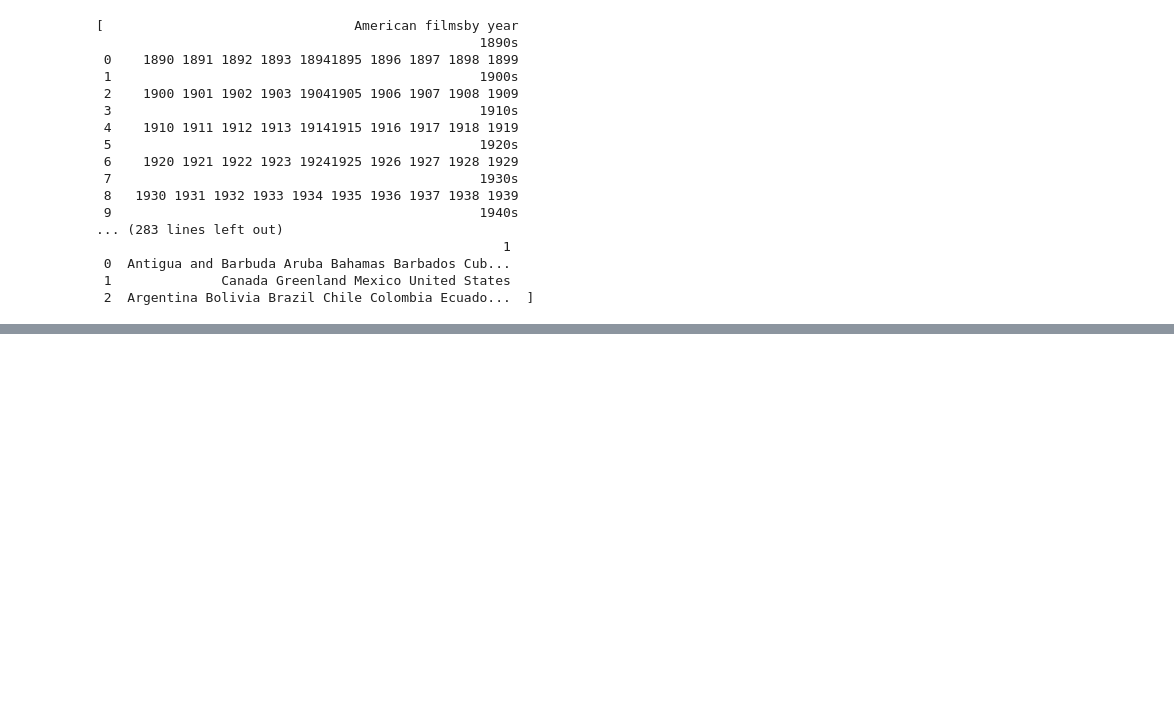
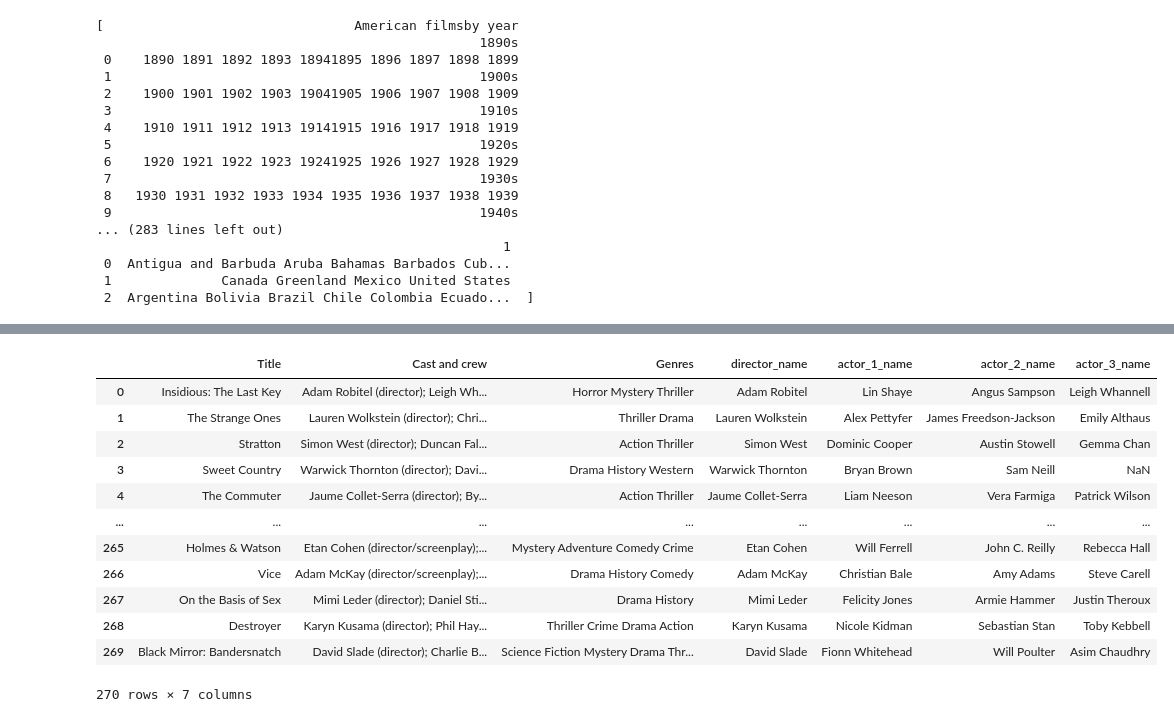
Before and after one commit to nilupulmanodya/machine-learning-projects, a Jupyter notebook: movie recomendation system/Data_Preprocessing-Wiki.ipynb, the cells around one changed output, grey strips where cells are left out. Drawn from its saved outputs; the diff is of its cells as text; code cells hidden in the pictures; blank space fills up the shorter version.

```diff
--- a/movie recomendation system/Data_Preprocessing-Wiki.ipynb
+++ b/movie recomendation system/Data_Preprocessing-Wiki.ipynb
@@ -43,0 +236,8 @@ tmdb.api_key = ''
+# %%
+def get_actor_2(x):
+    if len(x.split("screenplay); ")[-1].split(", "))<2:
+           return np.NaN
+    else:
+           return (x.split("screenplay);")[-1]).split(", ")[1]
+# %%
+df_2018['actor_2_name'] = df_2018['Cast and crew'].map(lambda x: get_actor_2(x))
@@ -43,0 +266,8 @@ tmdb.api_key = ''
+# %%
+def get_actor_3(x):
+    if len(x.split("screenplay); ")[-1].split(", "))<3:
+           return np.NaN
+    else:
+           return (x.split("screenplay);")[-1]).split(", ")[2]
+# %%
+df_2018['actor_3_name'] = df_2018['Cast and crew'].map(lambda x: get_actor_3(x))
@@ -43,0 +280,16 @@ tmdb.api_key = ''
+# %%
+df_2018
+# %% [output]
+|  | Title | Cast and crew | Genres | director_name | actor_1_name | actor_2_name | actor_3_name |
+| 0 | Insidious: The Last Key | Adam Robitel (director); Leigh Wh... | Horror Mystery Thriller | Adam Robitel | Lin Shaye | Angus Sampson | Leigh Whannell |
+| 1 | The Strange Ones | Lauren Wolkstein (director); Chri... | Thriller Drama | Lauren Wolkstein | Alex Pettyfer | James Freedson-Jackson | Emily Althaus |
+| 2 | Stratton | Simon West (director); Duncan Fal... | Action Thriller | Simon West | Dominic Cooper | Austin Stowell | Gemma Chan |
+| 3 | Sweet Country | Warwick Thornton (director); Davi... | Drama History Western | Warwick Thornton | Bryan Brown | Sam Neill | NaN |
+| 4 | The Commuter | Jaume Collet-Serra (director); By... | Action Thriller | Jaume Collet-Serra | Liam Neeson | Vera Farmiga | Patrick Wilson |
+| ... | ... | ... | ... | ... | ... | ... | ... |
+| 265 | Holmes & Watson | Etan Cohen (director/screenplay);... | Mystery Adventure Comedy Crime | Etan Cohen | Will Ferrell | John C. Reilly | Rebecca Hall |
+| 266 | Vice | Adam McKay (director/screenplay);... | Drama History Comedy | Adam McKay | Christian Bale | Amy Adams | Steve Carell |
+| 267 | On the Basis of Sex | Mimi Leder (director); Daniel Sti... | Drama History | Mimi Leder | Felicity Jones | Armie Hammer | Justin Theroux |
+| 268 | Destroyer | Karyn Kusama (director); Phil Hay... | Thriller Crime Drama Action | Karyn Kusama | Nicole Kidman | Sebastian Stan | Toby Kebbell |
+| 269 | Black Mirror: Bandersnatch | David Slade (director); Charlie B... | Science Fiction Mystery Drama Thr... | David Slade | Fionn Whitehead | Will Poulter | Asim Chaudhry |
+270 rows × 7 columns
```
Also changed, not shown: parts of 36 cells of this notebook.
